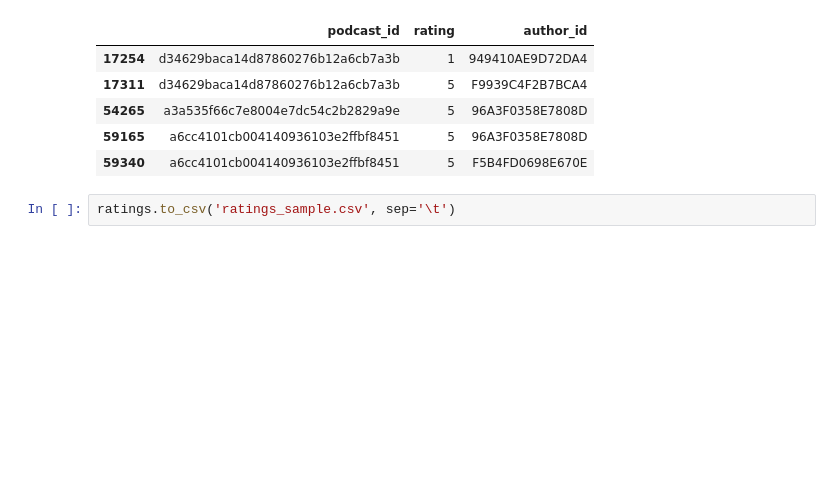
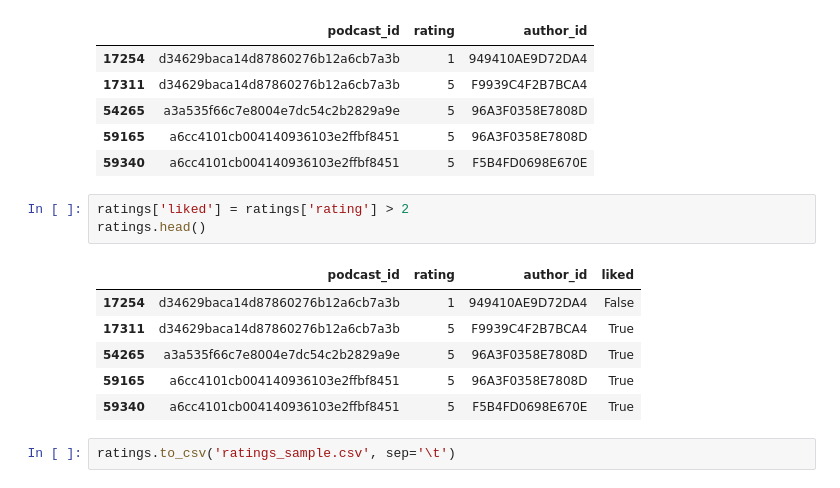
Before and after one commit to ManuelAlejandroMartinezFlores/ProyectoRecomendacionGrafo, a Jupyter notebook: data/exploration.ipynb, the cells around one changed output. Cells and saved outputs as stored; diff of their text form; blank space fills up the shorter version.

Commit message:
Agregar columna "liked"

```diff
--- a/data/exploration.ipynb
+++ b/data/exploration.ipynb
@@ -223,6 +223,16 @@ ratings.head()
 | 54265 | a3a535f66c7e8004e7dc54c2b2829a9e | 5 | 96A3F0358E7808D |
 | 59165 | a6cc4101cb004140936103e2ffbf8451 | 5 | 96A3F0358E7808D |
 | 59340 | a6cc4101cb004140936103e2ffbf8451 | 5 | F5B4FD0698E670E |
+# %%
+ratings['liked'] = ratings['rating'] > 2
+ratings.head()
+# %% [output]
+|  | podcast_id | rating | author_id | liked |
+| 17254 | d34629baca14d87860276b12a6cb7a3b | 1 | 949410AE9D72DA4 | False |
+| 17311 | d34629baca14d87860276b12a6cb7a3b | 5 | F9939C4F2B7BCA4 | True |
+| 54265 | a3a535f66c7e8004e7dc54c2b2829a9e | 5 | 96A3F0358E7808D | True |
+| 59165 | a6cc4101cb004140936103e2ffbf8451 | 5 | 96A3F0358E7808D | True |
+| 59340 | a6cc4101cb004140936103e2ffbf8451 | 5 | F5B4FD0698E670E | True |
 # %%
 ratings.to_csv('ratings_sample.csv', sep='\t')
 # %%
```
